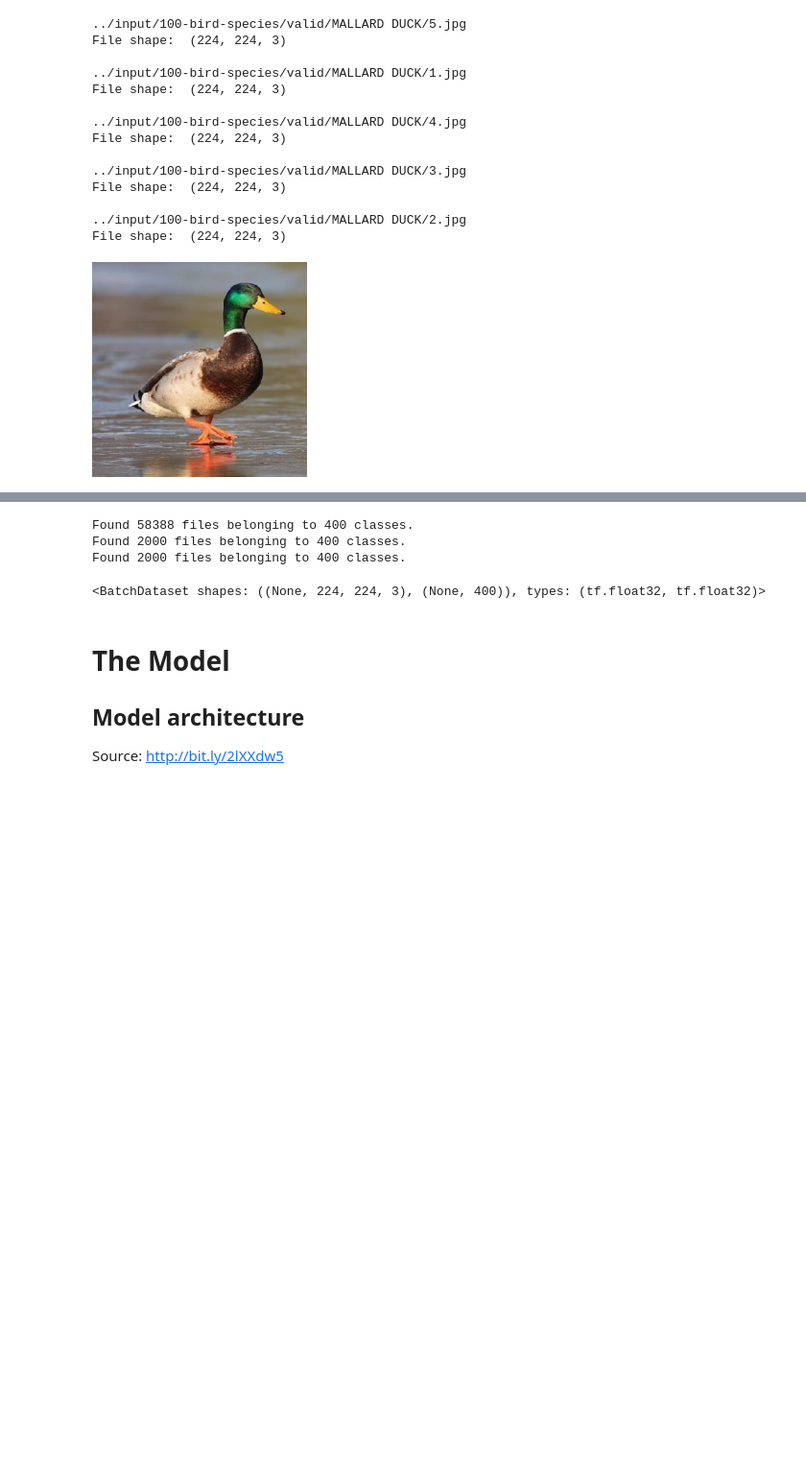
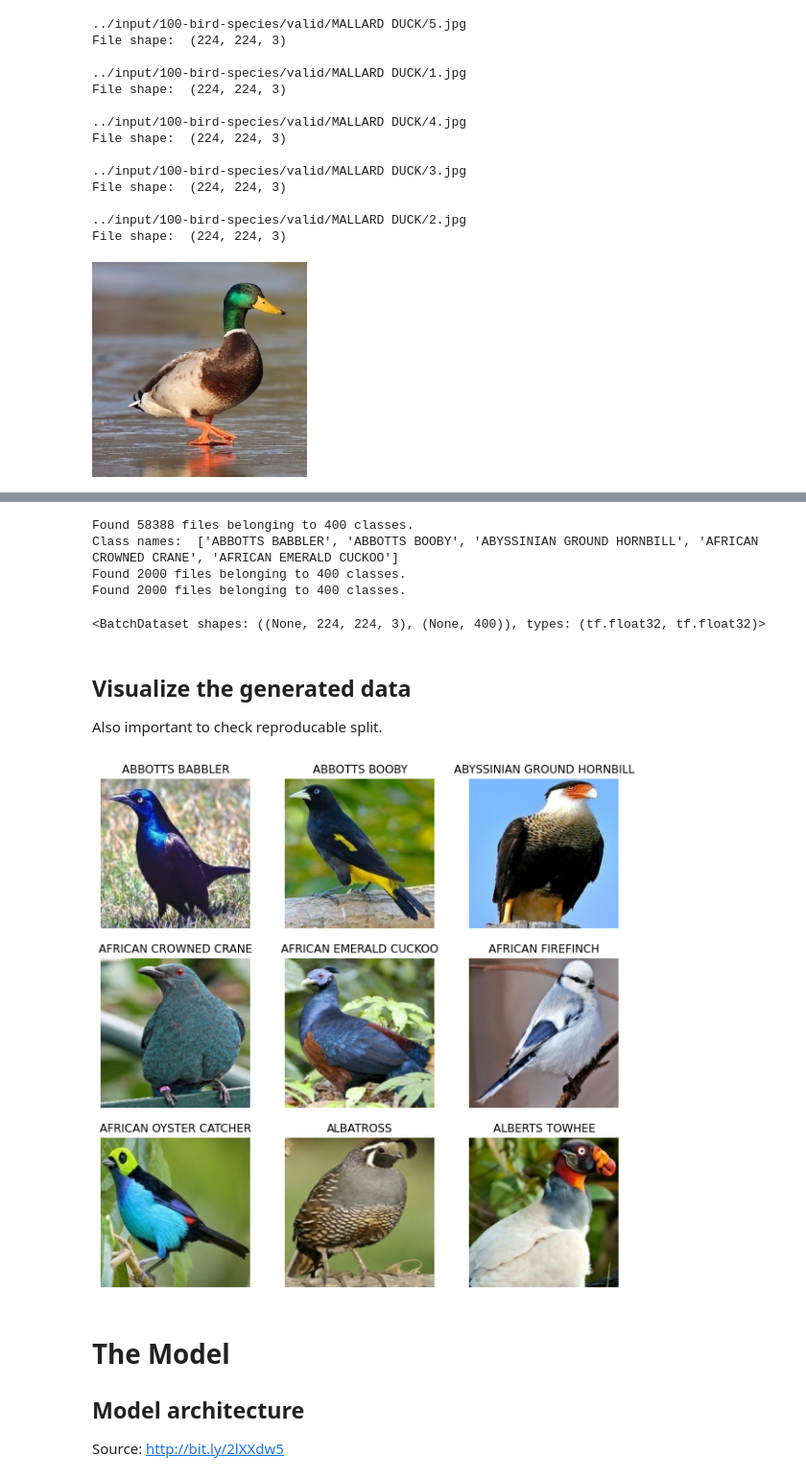
Before and after one commit to wagerc97/bird-image-recognition, a Jupyter notebook: bird-species-group-project.ipynb, the cells around one changed output, grey strips where cells are left out. Shown: that part at 96% size. Saved outputs shown, nothing was run; the diff lists cells and outputs as text; code cells hidden in the pictures; blank space fills up the shorter version.

```diff
--- a/bird-species-group-project.ipynb
+++ b/bird-species-group-project.ipynb
@@ -190,29 +167,34 @@ File shape:  (224, 224, 3)
 # %%
 """
-GPUs and TPUs can radically reduce the time required to execute a single training step.
 Achieving peak performance requires an efficient input pipeline that delivers data for
 the next step before the current step has finished. The tf.data API helps to build flexible
 and efficient input pipelines.
 ~ https://www.tensorflow.org/guide/data_performance
 """
 IMAGE_SIZE=(224,224) # constant value
+BATCH_SIZE=32 # default = 32
+
+# Randomness
+np.random.seed(1)
+tf.random.set_seed(42)
 
 train_data = tf.keras.preprocessing.image_dataset_from_directory(
     directory=train_dir,
     labels='inferred',
     label_mode='categorical',
-    batch_size=32, # default
+    batch_size=BATCH_SIZE,
     image_size=IMAGE_SIZE,
     shuffle=True   # default
 )
 class_names = train_data.class_names
 num_classes = len(class_names)
+print("Class names: ", class_names[:5])
 
-val_data = tf.keras.preprocessing.image_dataset_from_directory(
+valid_data = tf.keras.preprocessing.image_dataset_from_directory(
     directory=valid_dir,
     labels='inferred',
     label_mode='categorical',
-    batch_size=32, # default
+    batch_size=BATCH_SIZE,
     image_size=IMAGE_SIZE,
     shuffle=True   # default
 )
@@ -221,11 +203,12 @@ test_data = tf.keras.preprocessing.image_dataset_from_directory(
     directory=test_dir,
     labels='inferred',
     label_mode='categorical',
-    batch_size=32, # default
+    batch_size=BATCH_SIZE,
     image_size=IMAGE_SIZE,
     shuffle=False
 )
-#---------------------------------------------------------------#
+
+
 """
 The tf.data API provides the tf.data.Dataset.prefetch transformation. It can be used
 to decouple the time when data is produced from the time when data is consumed. In particular,
@@ -243,12 +226,32 @@ val_data_pf = val_data.prefetch(buffer_size = tf.data.AUTOTUNE)
 test_data_pf = test_data.prefetch(buffer_size = tf.data.AUTOTUNE)
 # %% [output]
 Found 58388 files belonging to 400 classes.
+Class names:  ['ABBOTTS BABBLER', 'ABBOTTS BOOBY', 'ABYSSINIAN GROUND HORNBILL', 'AFRICAN CROWNED CRANE', 'AFRICAN EMERALD CUCKOO']
 Found 2000 files belonging to 400 classes.
 Found 2000 files belonging to 400 classes.
 # %%
 train_data
 # %% [output]
 <BatchDataset shapes: ((None, 224, 224, 3), (None, 400)), types: (tf.float32, tf.float32)>
+# %% [markdown]
+## Visualize the generated data
+Also important to check reproducable split.
+# %%
+def plotNineImages(dataset=train_data):
+    """
+    Plot 9 images from the given dataset.
+    """
+    plt.figure(figsize=(10, 10))
+    for images, labels in dataset.take(1):
+        for i in range(9):
+            ax = plt.subplot(3, 3, i + 1)
+            plt.imshow(images[i].numpy().astype("uint8"))
+            plt.title(class_names[i])
+            plt.axis("off")
+
+plotNineImages(valid_data)
+# %% [output]
+[figure, added]
 # %% [markdown]
 # The Model
 ## Model architecture
```
Also changed, not shown: parts of 7 cells of this notebook.
